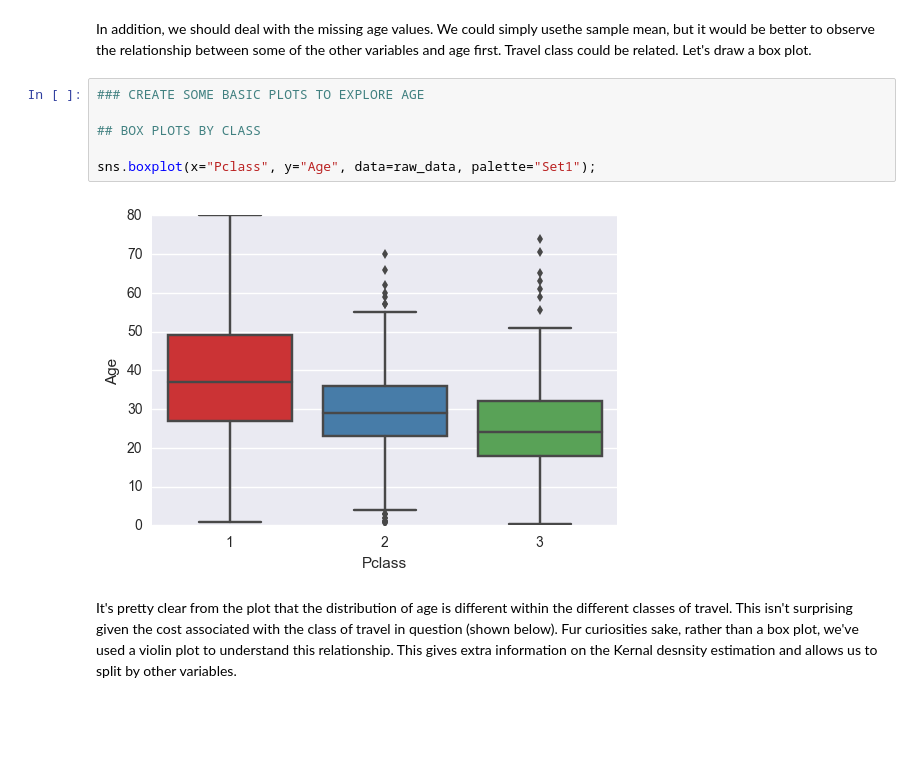
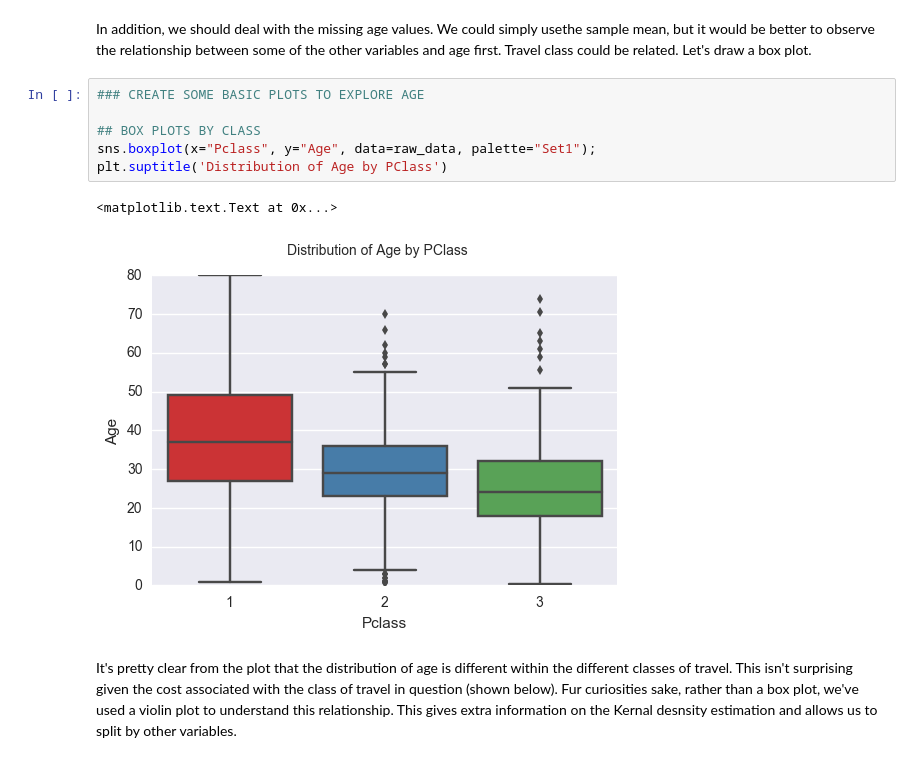
Before and after one commit to Dimantarian/UdacityNanoDegreeDataAnalysis, a Jupyter notebook: P2 Investigate a dataset - The TItanic.ipynb, the cells around one changed output. Cells and saved outputs as stored; diff of their text form; blank space fills up the shorter version.

```diff
--- a/P2 Investigate a dataset - The TItanic.ipynb
+++ b/P2 Investigate a dataset - The TItanic.ipynb
@@ -156,11 +156,12 @@ In addition, we should deal with the missing age values. We could simply usethe
 # %%
 ### CREATE SOME BASIC PLOTS TO EXPLORE AGE
 
 ## BOX PLOTS BY CLASS
-
 sns.boxplot(x="Pclass", y="Age", data=raw_data, palette="Set1");
+plt.suptitle('Distribution of Age by PClass')
 # %% [output]
+<matplotlib.text.Text at 0x...>
-[figure, old version]
+[figure, new version]
 # %% [markdown]
 It's pretty clear from the plot that the distribution of age is different within the different classes of travel. This isn't  surprising given the cost associated with the class of travel in question (shown below). Fur curiosities sake, rather than a box plot, we've used a violin plot to understand this relationship. This gives extra information on the Kernal desnsity estimation and allows us to split by other variables.
 # %%
```
Also changed, not shown: parts of 20 cells of this notebook.
